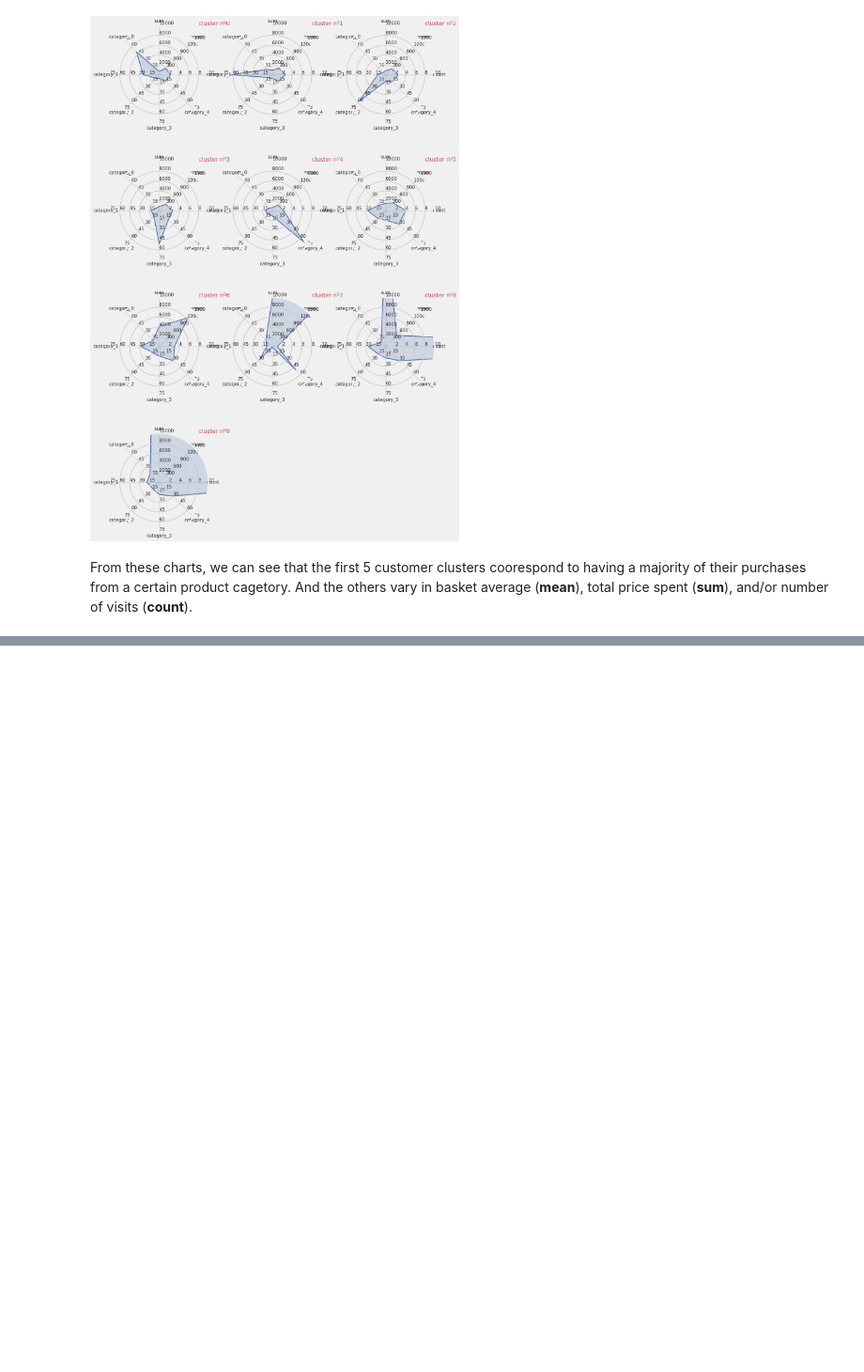
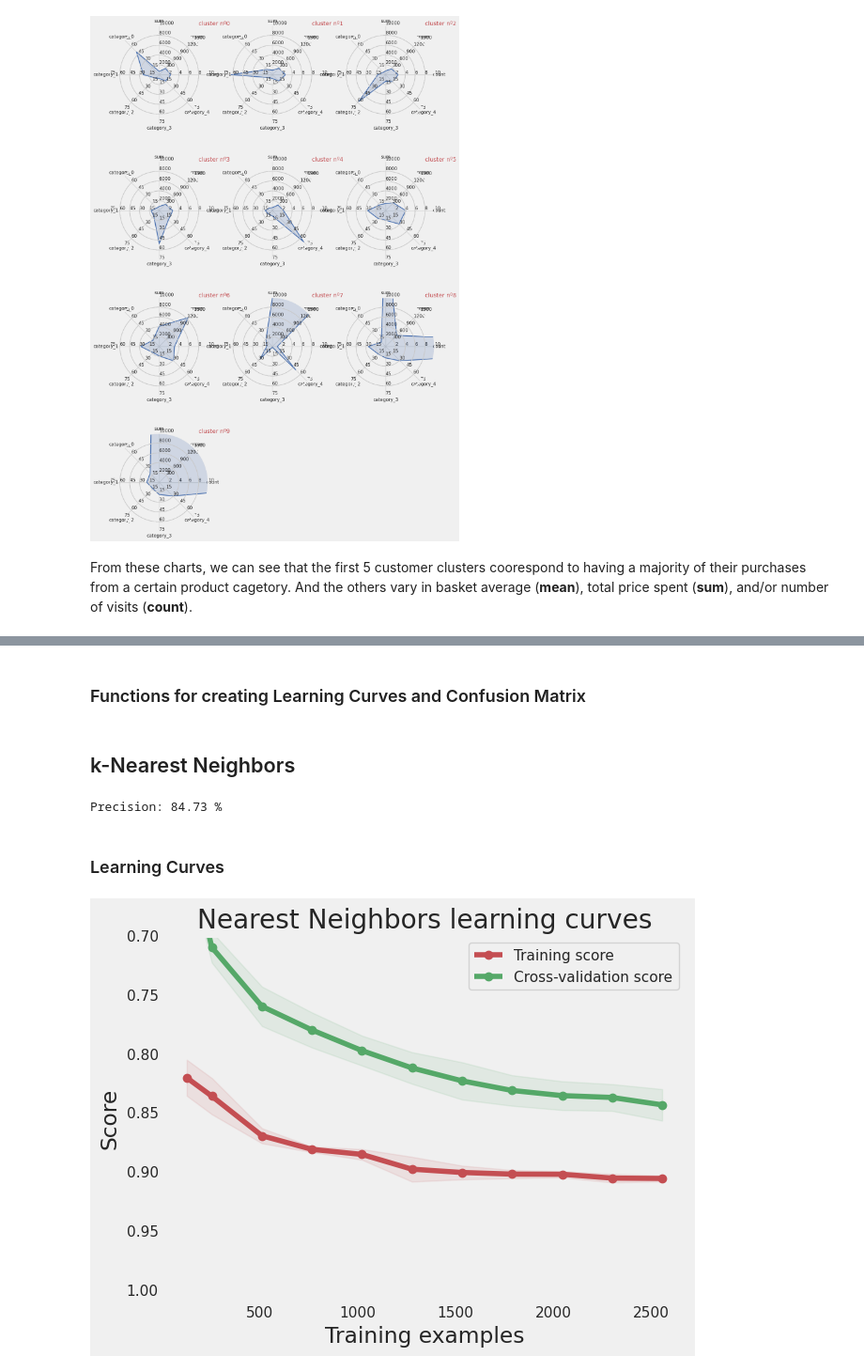
Before and after one commit to SyncingRhythms/predictive-segmentation, a Jupyter notebook: eCommerce_customer_segment_customer_clustering.ipynb, the cells around one changed output, grey strips where cells are left out. Shown at 94% size. Cells and saved outputs as stored; diff of their text form; code cells hidden in the pictures; blank space fills up the shorter version.

Commit message:
Add segment prediction feature

```diff
--- a/eCommerce_customer_segment_customer_clustering.ipynb
+++ b/eCommerce_customer_segment_customer_clustering.ipynb
@@ -493,0 +513,23 @@ From these charts, we can see that the first 5 customer clusters coorespond to h
+# %%
+class Class_Fit(object):
+    def __init__(self, clf, params=None):
+        if params:
+            self.clf = clf(**params)
+        else:
+            self.clf = clf()
+
+    def train(self, x_train, y_train):
+        self.clf.fit(x_train, y_train)
+
+    def predict(self, x):
+        return self.clf.predict(x)
+
+    def grid_search(self, parameters, Kfold):
+        self.grid = GridSearchCV(estimator = self.clf, param_grid = parameters, cv = Kfold)
+
+    def grid_fit(self, X, Y):
+        self.grid.fit(X, Y)
+
+    def grid_predict(self, X, Y):
+        self.predictions = self.grid.predict(X)
+        print("Precision: {:.2f} % ".format(100*metrics.accuracy_score(Y, self.predictions)))
@@ -493,0 +538,6 @@ From these charts, we can see that the first 5 customer clusters coorespond to h
+# %%
+columns = ['mean', 'category_0', 'category_1', 'category_2', 'category_3', 'category_4' ]
+X = selected_customers[columns]
+Y = selected_customers['cluster']
+# %%
+X_train, X_test, Y_train, Y_test = train_test_split(X, Y, train_size = 0.8, stratify=Y)
@@ -493,0 +558,2 @@ From these charts, we can see that the first 5 customer clusters coorespond to h
+# %% [markdown]
+### Functions for creating Learning Curves and Confusion Matrix
@@ -493,0 +612,17 @@ From these charts, we can see that the first 5 customer clusters coorespond to h
+# %% [markdown]
+## k-Nearest Neighbors
+# %%
+knn = Class_Fit(clf = neighbors.KNeighborsClassifier)
+knn.grid_search(parameters = [{'n_neighbors': np.arange(1,50,1)}], Kfold = 2)
+knn.grid_fit(X = X_train, Y = Y_train)
+knn.grid_predict(X_test, Y_test)
+# %% [output]
+Precision: 84.73 %
+# %% [markdown]
+### Learning Curves
+# %%
+g = plot_learning_curve(knn.grid.best_estimator_, "Nearest Neighbors learning curves", X_train, Y_train,
+                        ylim = [1.01, 0.7], cv = 5,
+                        train_sizes = [0.05, 0.1, 0.2, 0.3, 0.4, 0.5, 0.6, 0.7, 0.8, 0.9, 1])
+# %% [output]
+[figure, added]
```
Also changed, not shown: parts of 31 cells of this notebook.
